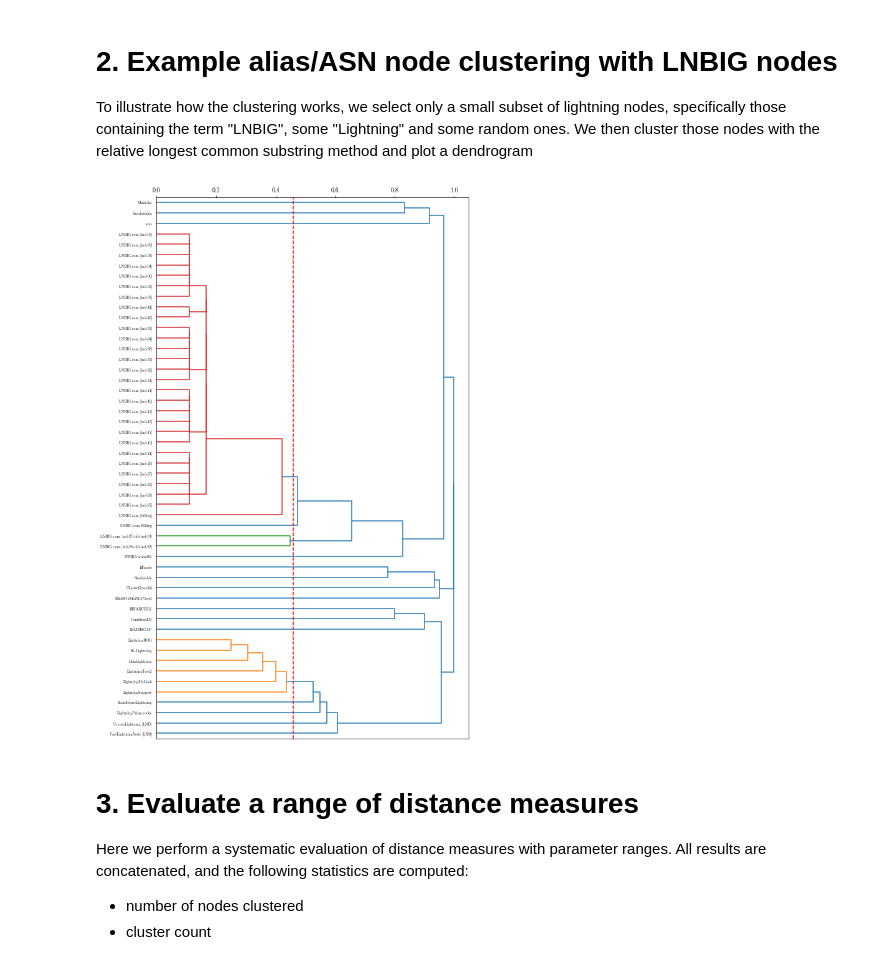
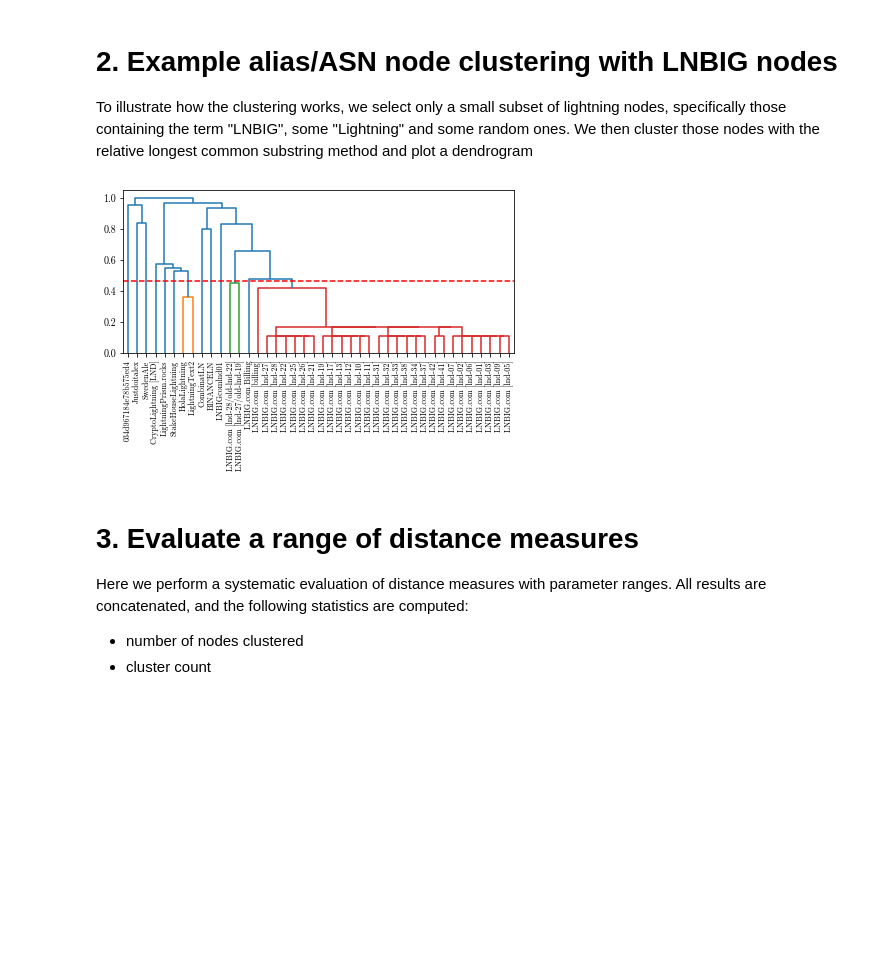
Before and after one commit to MatteoRomiti/lightning_study, a Jupyter notebook: src/03/03_offchain_clustering.ipynb, the cells around one changed output. Drawn from its saved outputs; the diff is of its cells as text; code cells hidden in the pictures; blank space fills up the shorter version.

Commit message:
update offchain clustering

```diff
--- a/src/03/03_offchain_clustering.ipynb
+++ b/src/03/03_offchain_clustering.ipynb
@@ -121,11 +121,9 @@ We then cluster those nodes with the relative longest common substring method an
 # Select a temporary subset of aliases containing LNBIG nodes
 tmp_aliases = node_aliases[node_aliases.alias.str.contains("LNBIG")]
 # add random "Lightning" aliases
-tmp_aliases = tmp_aliases.append(
-    node_aliases[node_aliases.alias.str.contains("Lightning")].sample(10, random_state=7))
+tmp_aliases = tmp_aliases.append(node_aliases[node_aliases.alias.str.contains("Lightning")].sample(5, random_state=7))
 # add entirely random aliases
-tmp_aliases = tmp_aliases.append(node_aliases.sample(
-    10, random_state=7)).drop_duplicates().reset_index(drop=True)
+tmp_aliases = tmp_aliases.append(node_aliases.sample(5, random_state=7)).drop_duplicates().reset_index(drop=True)
 
 distance_measure = relative_lcs
 # define that the common substring needs to account for 54% of all letters of the longer string
@@ -135,15 +133,14 @@ clusters, Z = cluster(tmp_aliases, distance_measure, max_distance_threshold)
 # %%
 # plot dendrogram (only makes sense for small data like this subset...)
 rcParams['font.family'] = 'cmr10'
-fig = plt.figure(figsize=(9, 16))
+fig = plt.figure(figsize=(7, 3))
 ax = fig.add_subplot(1, 1, 1)
-dn = scipy.cluster.hierarchy.dendrogram(
-    Z, orientation="right", labels=clusters.alias.values, color_threshold=max_distance_threshold)
-ax.axvline(x=max_distance_threshold, color='r', ls="--")
-ax.xaxis.set_ticks_position("top")
+dn = scipy.cluster.hierarchy.dendrogram(Z, orientation="top", labels=clusters.alias.values, color_threshold=max_distance_threshold)
+ax.axhline(y=max_distance_threshold, color='r', ls="--")
+ax.xaxis.set_ticks_position("bottom")
 plt.savefig("alias_dendrogram_example.pdf", papertype="letter", bbox_inches="tight")
 # %% [output]
-[figure, old version]
+[figure, new version]
 # %% [markdown]
 # 3. Evaluate a range of distance measures
 Here we perform a systematic evaluation of distance measures with parameter ranges.
```
Also changed, not shown: parts of 3 cells of this notebook.
